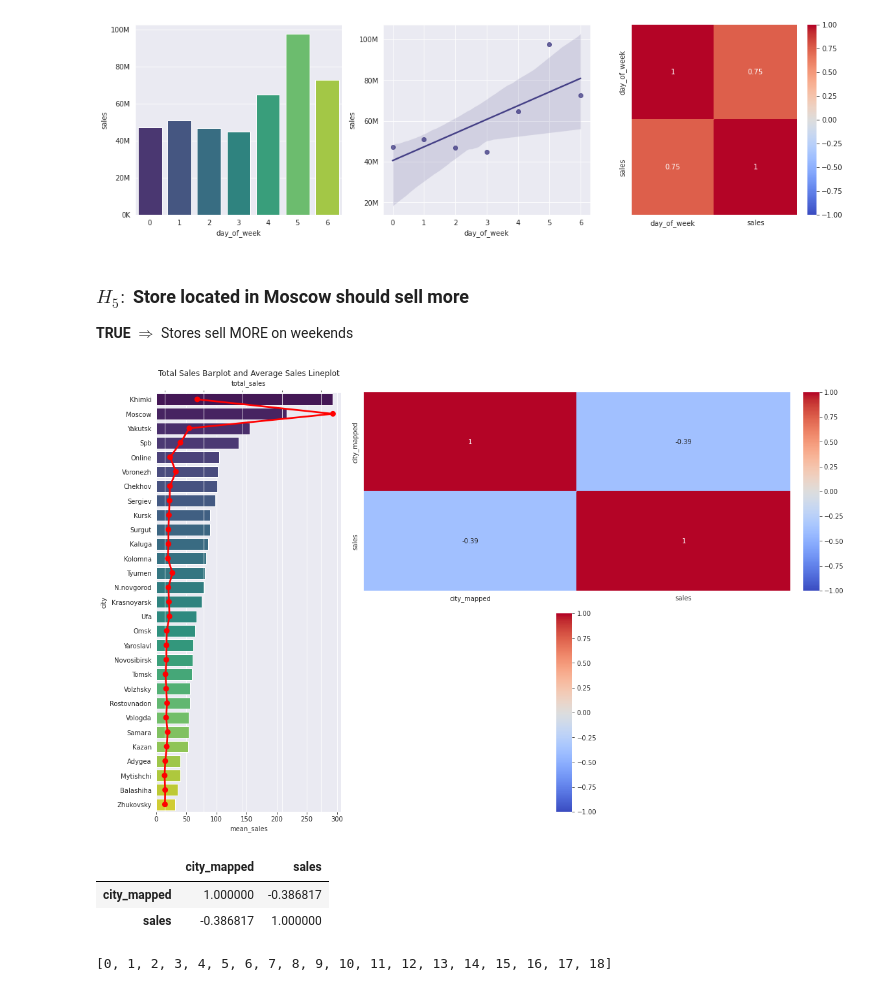
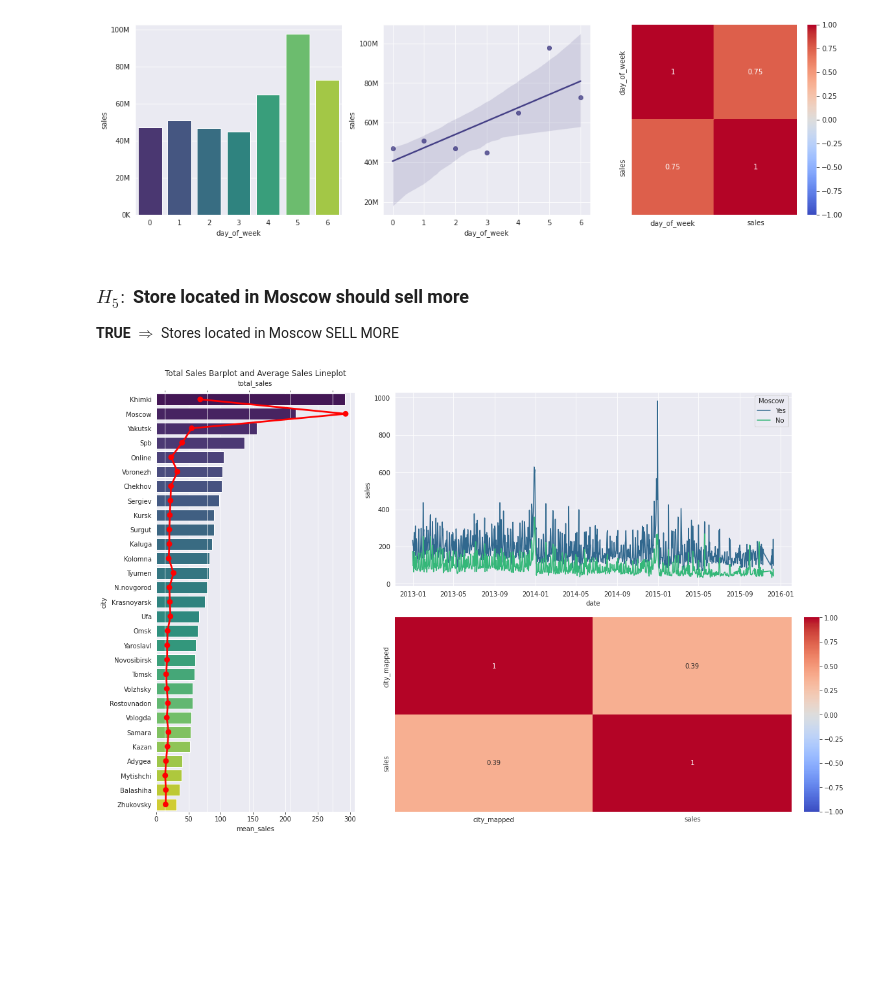
Before and after one commit to Matheus-Homem/future-sales-prediction, a Jupyter notebook: notebook/Russian_Weekly_Sales_Forecast.ipynb, the cells around one changed output. Cells and saved outputs as stored; diff of their text form; code cells hidden in the pictures; blank space fills up the shorter version.

```diff
--- a/notebook/Russian_Weekly_Sales_Forecast.ipynb
+++ b/notebook/Russian_Weekly_Sales_Forecast.ipynb
@@ -608,7 +611,7 @@ plt.show()
 [figure]
 # %% [markdown]
 ### $H_{5}:$ Store located in Moscow should sell more
-**TRUE** $\Rightarrow$ Stores sell MORE on weekends
+**TRUE** $\Rightarrow$ Stores located in Moscow SELL MORE
 # %%
 aux1 = df4[df4['city']!='Exit']
 aux2 = pd.concat([aux1[['sales','city']].groupby('city').sum().reset_index(),
@@ -617,43 +620,32 @@ aux2 = pd.concat([aux1[['sales','city']].groupby('city').sum().reset_index(),
 aux2.columns = ['city','total_sales','mean_sales']
 aux2.sort_values('mean_sales',ascending=False,inplace=True)
 # %%
+#@title Hypothesis 5 Plots
+
 fig = plt.figure(constrained_layout=True,figsize=(16,10))
-spec = fig.add_gridspec(ncols=3, nrows=2)
+spec = fig.add_gridspec(nrows=2,ncols=3)
 
 axes1 = fig.add_subplot(spec[0:, 0])
 # Barplot - Total Sales
 g1 = sns.barplot(data=aux2,y='city',x='mean_sales',ax=axes1,palette='viridis',label='Average Sales')
 g1.yaxis.set_major_formatter(tick.FuncFormatter(format_number))
 
 # Lineplot - Average Sales
 axes2 = plt.twiny()
 g2 = sns.pointplot(x='total_sales', y='city',ax=axes2 ,data=aux2,color='r',label='Total Sales').set(xticklabels=[])
 plt.title('Total Sales Barplot and Average Sales Lineplot')
 
-axes4 = fig.add_subplot(spec[0, 1:])
-city_dict = dict(zip(aux1['city'].unique(),list(range(29))))
+# Correlation Heatmap
+axes3 = fig.add_subplot(spec[0, 1:])
+aux1['Moscow'] = aux1['city'].map(lambda x: 'Yes' if x=='Moscow' else 'No')
+aux3 = aux1[['date','Moscow','sales']].groupby(['date','Moscow']).mean().reset_index()
+sns.lineplot(data=aux3,x='date',y='sales',hue='Moscow',palette='viridis',ax=axes3,hue_order=['Yes','No'])
+
+axes4 = fig.add_subplot(spec[1:, 1:])
+city_dict = dict(zip(aux1['city'].unique(),list(range(29,-1,-1))))
 aux1['city_mapped'] = aux1.city.map(city_dict)
-g3 = sns.heatmap(aux1[['city_mapped','sales']].corr(method='pearson'),ax=axes4,annot=True,cmap='coolwarm',vmax=1,vmin=-1)
-
-# Correlation Heatmap
-axes3 = fig.add_subplot(spec[1, 1])
-city_dict = dict(zip(aux1['city'].unique(),list(range(29))))
-aux1['city_mapped'] = aux1.city.map(city_dict)
-g4 = sns.heatmap(aux1[['city_mapped','sales']].corr(method='pearson'),ax=axes3,annot=True,cmap='coolwarm',vmax=1,vmin=-1)
-
+g4 = sns.heatmap(aux1[['city_mapped','sales']].corr(method='pearson'),ax=axes4,annot=True,cmap='coolwarm',vmax=1,vmin=-1)
 
 plt.show()
 # %% [output]
-[figure, old version]
+[figure, new version]
-# %%
-city_dict = dict(zip(aux1['city'].unique(),list(range(29))))
-aux1['city_mapped'] = aux1.city.map(city_dict)
-aux1[['city_mapped','sales']].corr()
-# %% [output]
-|  | city_mapped | sales |
-| city_mapped | 1.000000 | -0.386817 |
-| sales | -0.386817 | 1.000000 |
-# %%
-list(range(19))
-# %% [output]
-[0, 1, 2, 3, 4, 5, 6, 7, 8, 9, 10, 11, 12, 13, 14, 15, 16, 17, 18]
```
Also changed, not shown: parts of 9 cells of this notebook.
